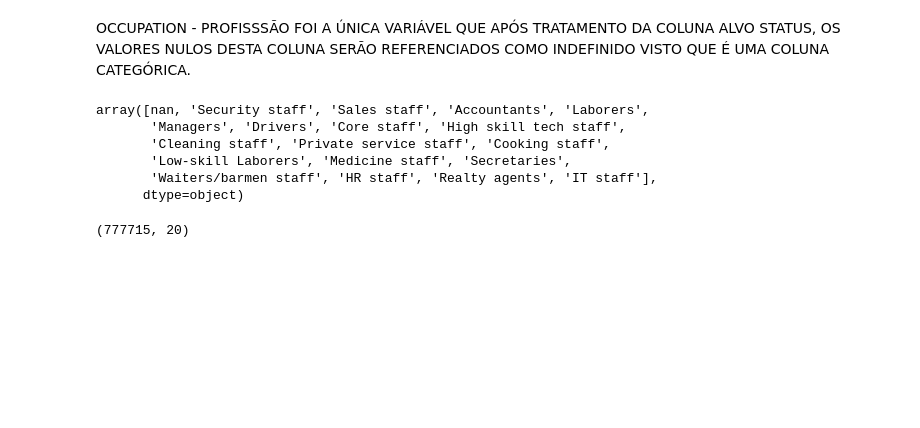
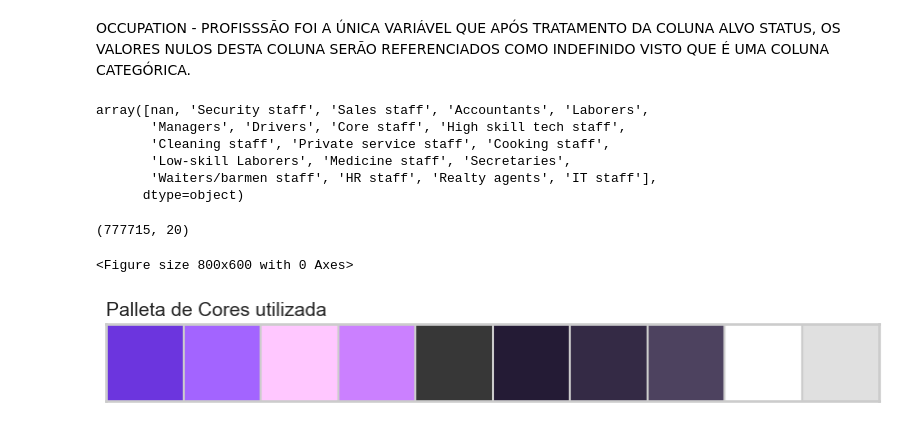
Before and after one commit to 1998-sys/Credit-Card-Approval, a Jupyter notebook: notebooks/credit_card_approval.ipynb, the cells around one changed output. Cells and saved outputs as stored; diff of their text form; code cells hidden in the pictures; blank space fills up the shorter version.

```diff
--- a/notebooks/credit_card_approval.ipynb
+++ b/notebooks/credit_card_approval.ipynb
@@ -147,3 +151,13 @@ df_credit_card['OCCUPATION_TYPE'].fillna('UNDEFINED', inplace=True)
 df_credit_card.shape
 # %% [output]
 (777715, 20)
+# %%
+paleta_cores = ['#6c35de','#a364ff','#ffc7ff','#cb80ff', '#373737', '#241b35', '#342a45','#4d425f', '#ffffff', '#e0e0e0']
+plt.figure(figsize=(8,6))
+sns.palplot(paleta_cores)
+
+plt.title('Palleta de Cores utilizada', loc='left', fontsize=14)
+plt.show()
+# %% [output]
+<Figure size 800x600 with 0 Axes>
+[figure, added]
```
Also changed, not shown: parts of 4 cells of this notebook.
